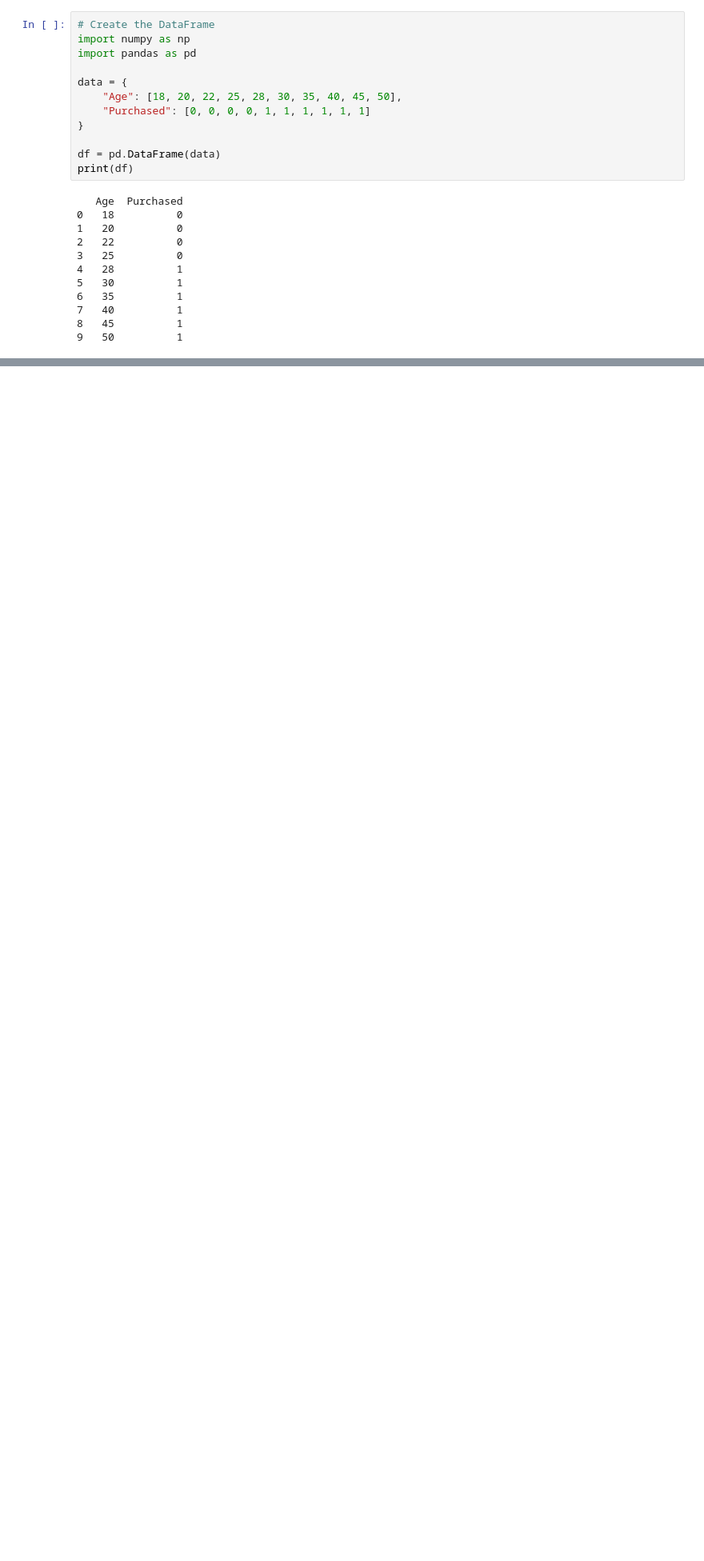
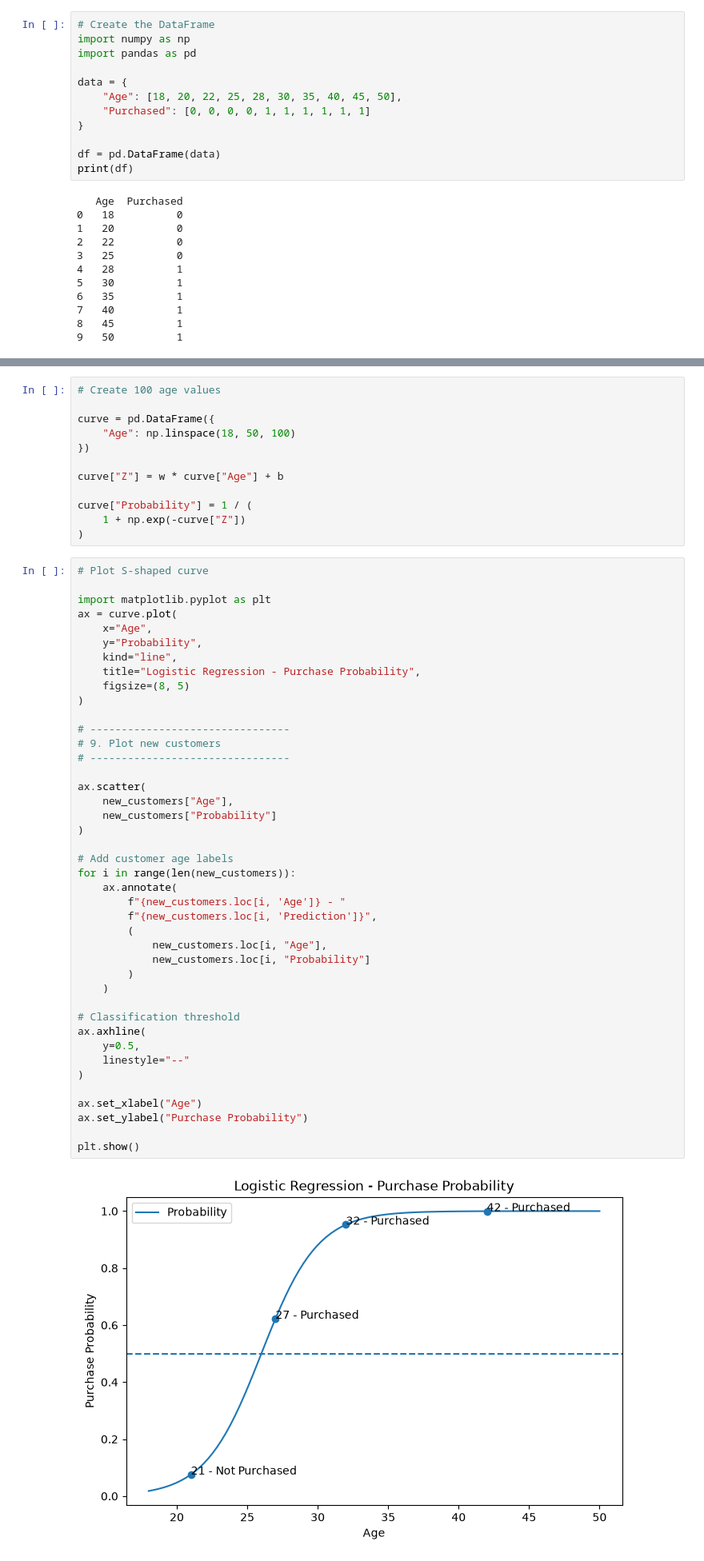
Before and after one commit to padmavathy-mca/ML_essentials, a Jupyter notebook: Logistic_Regression.ipynb, the cells around one changed output, grey strips where cells are left out. Shown at 80% size. Cells and saved outputs as stored; diff of their text form; blank space fills up the shorter version.

```diff
--- a/Logistic_Regression.ipynb
+++ b/Logistic_Regression.ipynb
@@ -60,0 +92,56 @@ print(df)
+# %%
+# Create 100 age values
+
+curve = pd.DataFrame({
+    "Age": np.linspace(18, 50, 100)
+})
+
+curve["Z"] = w * curve["Age"] + b
+
+curve["Probability"] = 1 / (
+    1 + np.exp(-curve["Z"])
+)
+# %%
+# Plot S-shaped curve
+
+import matplotlib.pyplot as plt
+ax = curve.plot(
+    x="Age",
+    y="Probability",
+    kind="line",
+    title="Logistic Regression - Purchase Probability",
+    figsize=(8, 5)
+)
+
+# --------------------------------
+# 9. Plot new customers
+# --------------------------------
+
+ax.scatter(
+    new_customers["Age"],
+    new_customers["Probability"]
+)
+
+# Add customer age labels
+for i in range(len(new_customers)):
+    ax.annotate(
+        f"{new_customers.loc[i, 'Age']} - "
+        f"{new_customers.loc[i, 'Prediction']}",
+        (
+            new_customers.loc[i, "Age"],
+            new_customers.loc[i, "Probability"]
+        )
+    )
+
+# Classification threshold
+ax.axhline(
+    y=0.5,
+    linestyle="--"
+)
+
+ax.set_xlabel("Age")
+ax.set_ylabel("Purchase Probability")
+
+plt.show()
+# %% [output]
+[figure, added]
```
Also changed, not shown: parts of 2 cells of this notebook, 2 other files.
